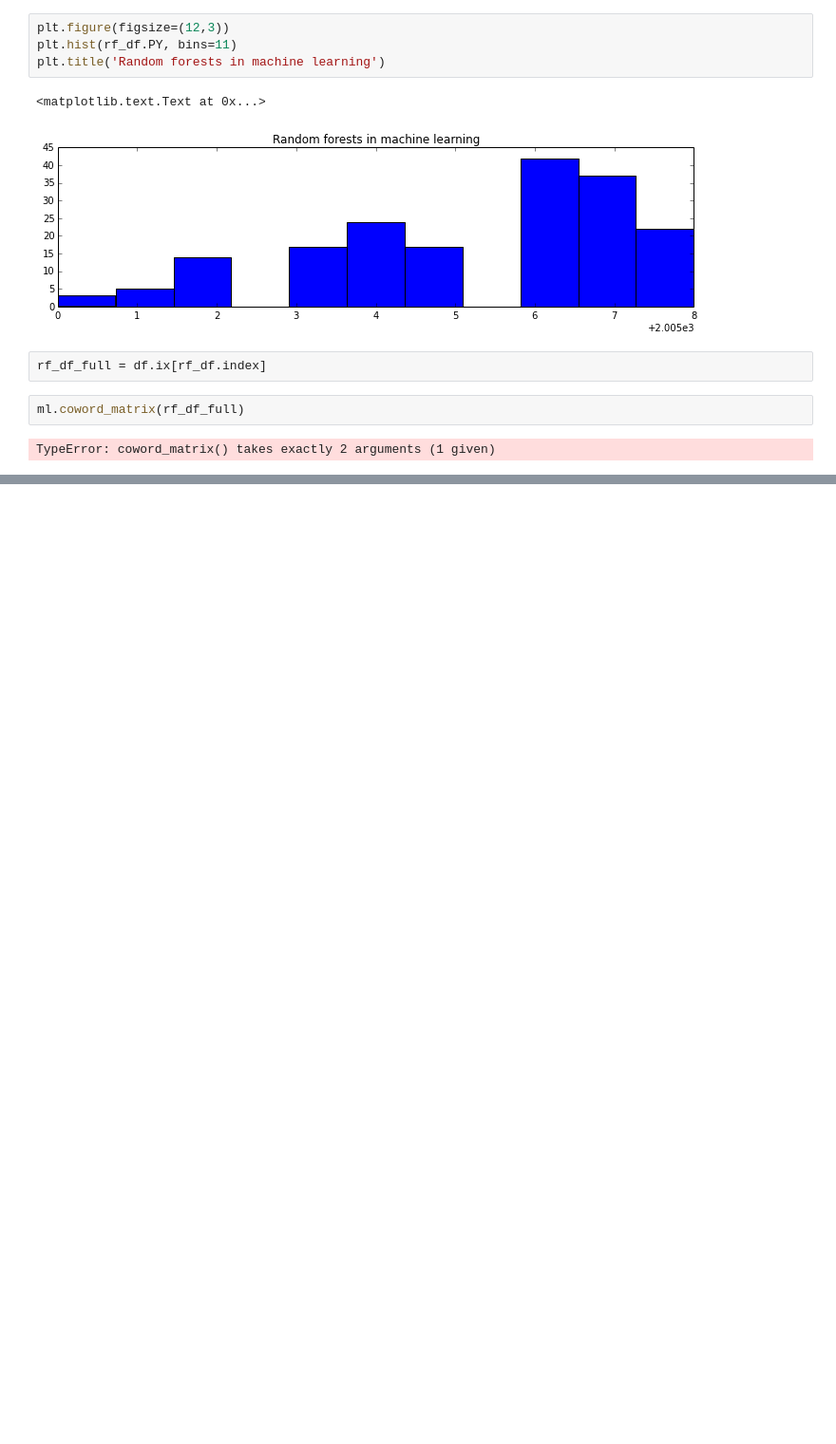
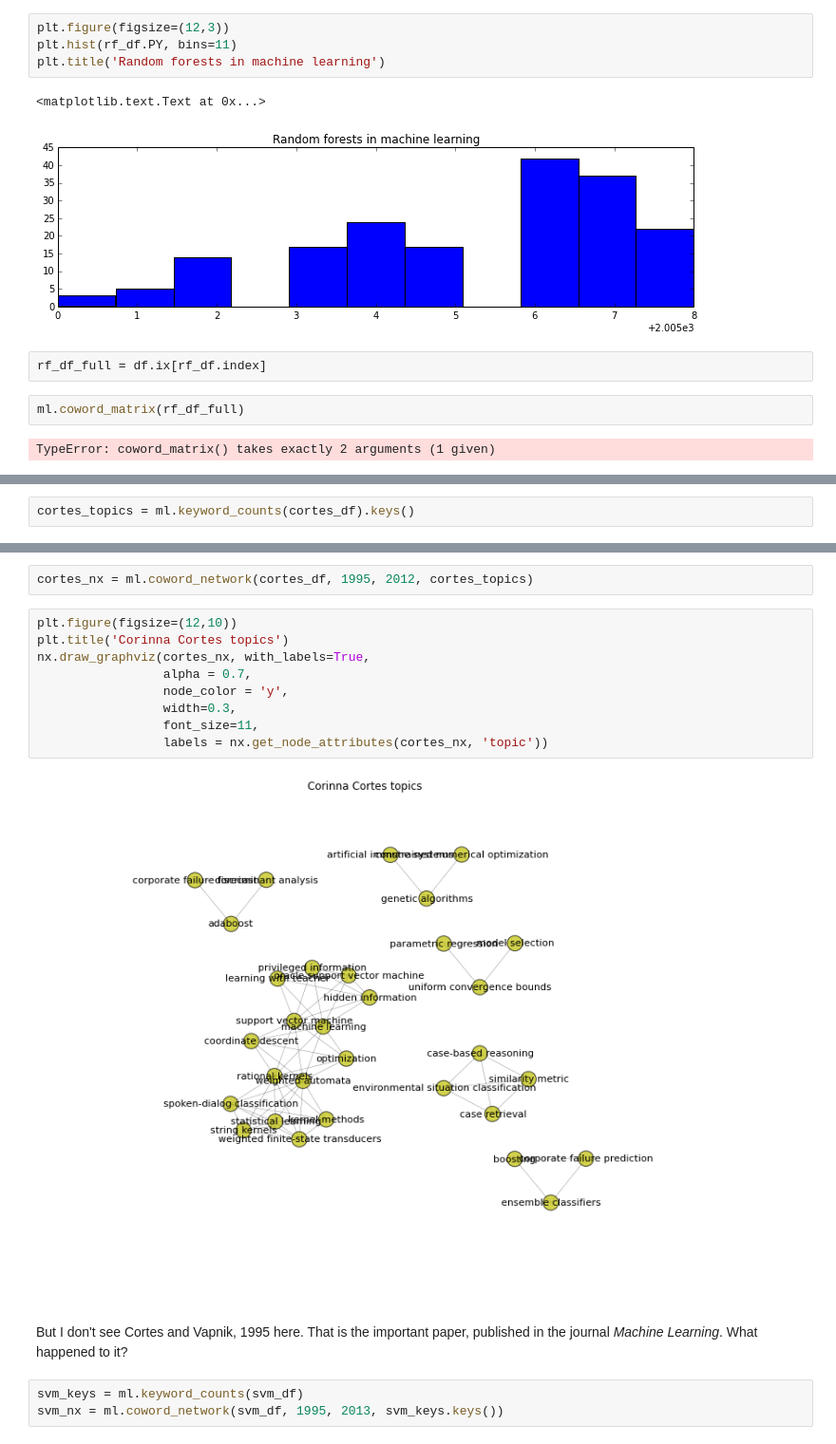
Before and after one commit to datapractice/machinelearners, a Jupyter notebook: ml_lit/svm_nn_dt_movement.ipynb, the cells around one changed output, grey strips where cells are left out. Shown at 95% size. Cells and saved outputs as stored; diff of their text form; blank space fills up the shorter version.

```diff
--- a/ml_lit/svm_nn_dt_movement.ipynb
+++ b/ml_lit/svm_nn_dt_movement.ipynb
@@ -254,0 +306,2 @@ TypeError: coword_matrix() takes exactly 2 arguments (1 given)
+# %%
+cortes_topics = ml.keyword_counts(cortes_df).keys()
@@ -254,0 +328,18 @@ TypeError: coword_matrix() takes exactly 2 arguments (1 given)
+# %%
+cortes_nx = ml.coword_network(cortes_df, 1995, 2012, cortes_topics)
+# %%
+plt.figure(figsize=(12,10))
+plt.title('Corinna Cortes topics')
+nx.draw_graphviz(cortes_nx, with_labels=True,
+                 alpha = 0.7,
+                 node_color = 'y',
+                 width=0.3,
+                 font_size=11,
+                 labels = nx.get_node_attributes(cortes_nx, 'topic'))
+# %% [output]
+[figure, added]
+# %% [markdown]
+But I don't see Cortes and Vapnik, 1995 here. That is the important paper, published in the journal _Machine Learning_. What happened to it?
+# %%
+svm_keys = ml.keyword_counts(svm_df)
+svm_nx = ml.coword_network(svm_df, 1995, 2013, svm_keys.keys())
```
Also changed, not shown: parts of 12 cells of this notebook, 5 other files.
